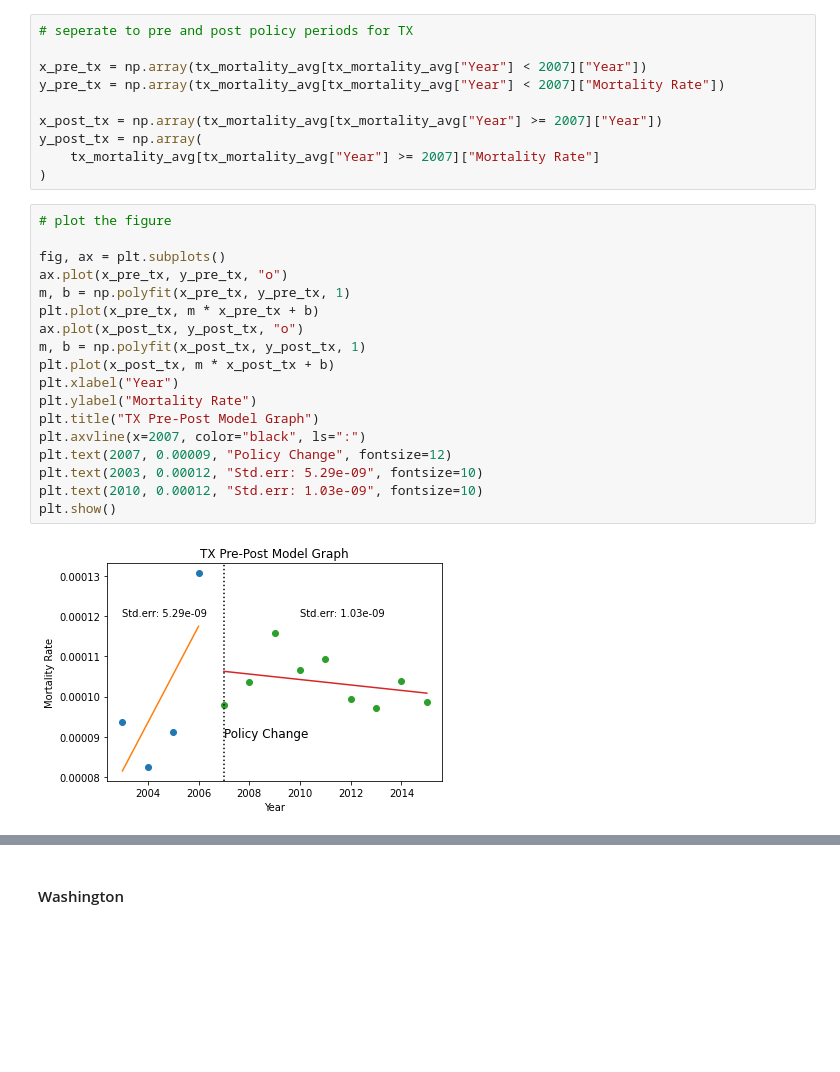
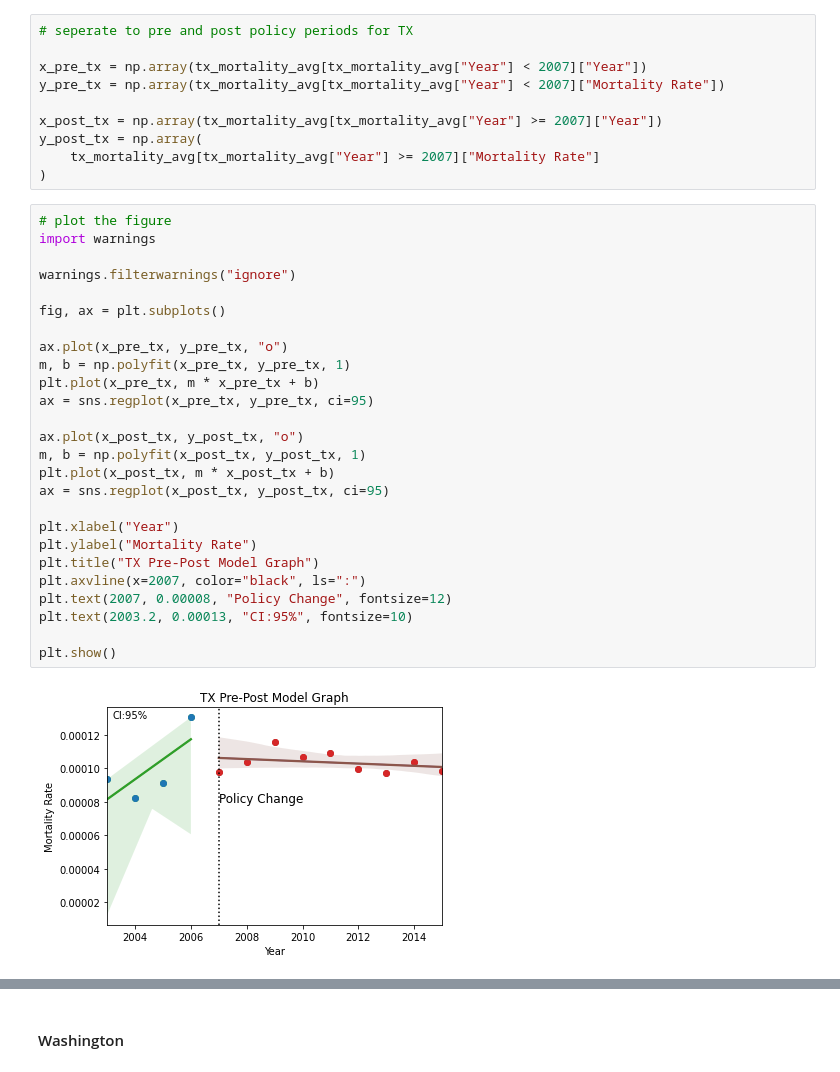
Before and after one commit to yangxiaohan57/impact-of-opioids-policy, a Jupyter notebook: 30_results/pre_post_mortality_rate_plots.ipynb, the cells around one changed output, grey strips where cells are left out. Saved outputs shown, nothing was run; the diff lists cells and outputs as text; blank space fills up the shorter version.

```diff
--- a/30_results/pre_post_mortality_rate_plots.ipynb
+++ b/30_results/pre_post_mortality_rate_plots.ipynb
@@ -203,22 +175,30 @@ y_post_tx = np.array(
 )
 # %%
 # plot the figure
+import warnings
+
+warnings.filterwarnings("ignore")
 
 fig, ax = plt.subplots()
+
 ax.plot(x_pre_tx, y_pre_tx, "o")
 m, b = np.polyfit(x_pre_tx, y_pre_tx, 1)
 plt.plot(x_pre_tx, m * x_pre_tx + b)
+ax = sns.regplot(x_pre_tx, y_pre_tx, ci=95)
+
 ax.plot(x_post_tx, y_post_tx, "o")
 m, b = np.polyfit(x_post_tx, y_post_tx, 1)
 plt.plot(x_post_tx, m * x_post_tx + b)
+ax = sns.regplot(x_post_tx, y_post_tx, ci=95)
+
 plt.xlabel("Year")
 plt.ylabel("Mortality Rate")
 plt.title("TX Pre-Post Model Graph")
 plt.axvline(x=2007, color="black", ls=":")
-plt.text(2007, 0.00009, "Policy Change", fontsize=12)
-plt.text(2003, 0.00012, "Std.err: 5.29e-09", fontsize=10)
-plt.text(2010, 0.00012, "Std.err: 1.03e-09", fontsize=10)
+plt.text(2007, 0.00008, "Policy Change", fontsize=12)
+plt.text(2003.2, 0.00013, "CI:95%", fontsize=10)
+
 plt.show()
 # %% [output]
-[figure, old version]
+[figure, new version]
 # %%
```
Also changed, not shown: parts of 9 cells of this notebook, 3 other files.
